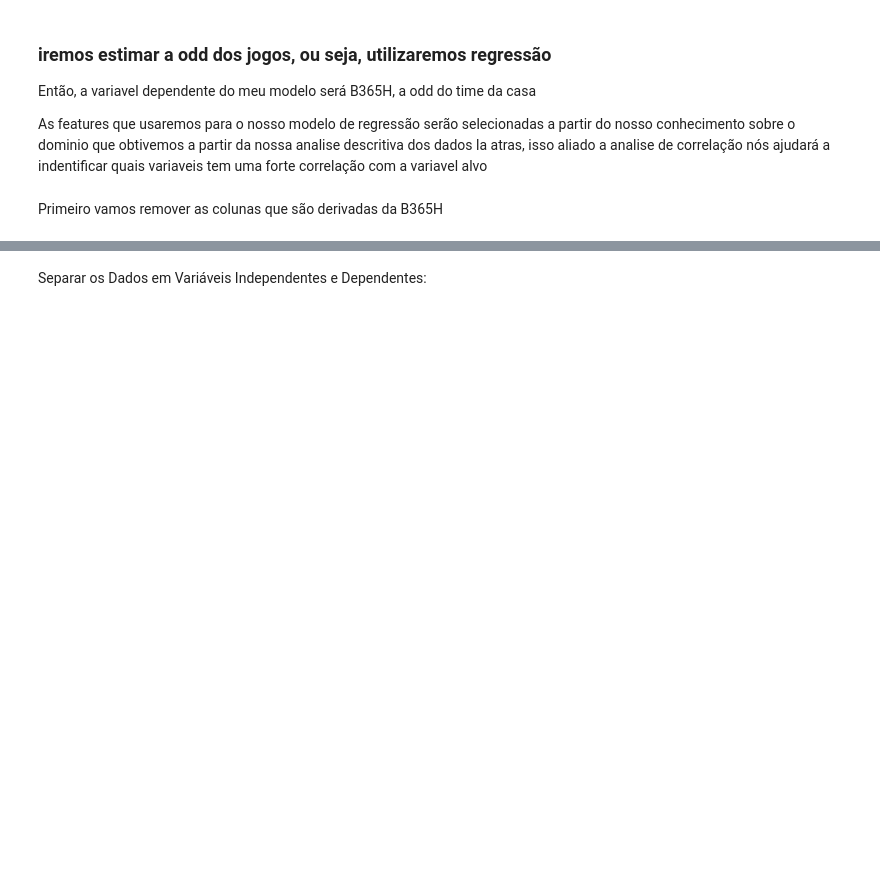
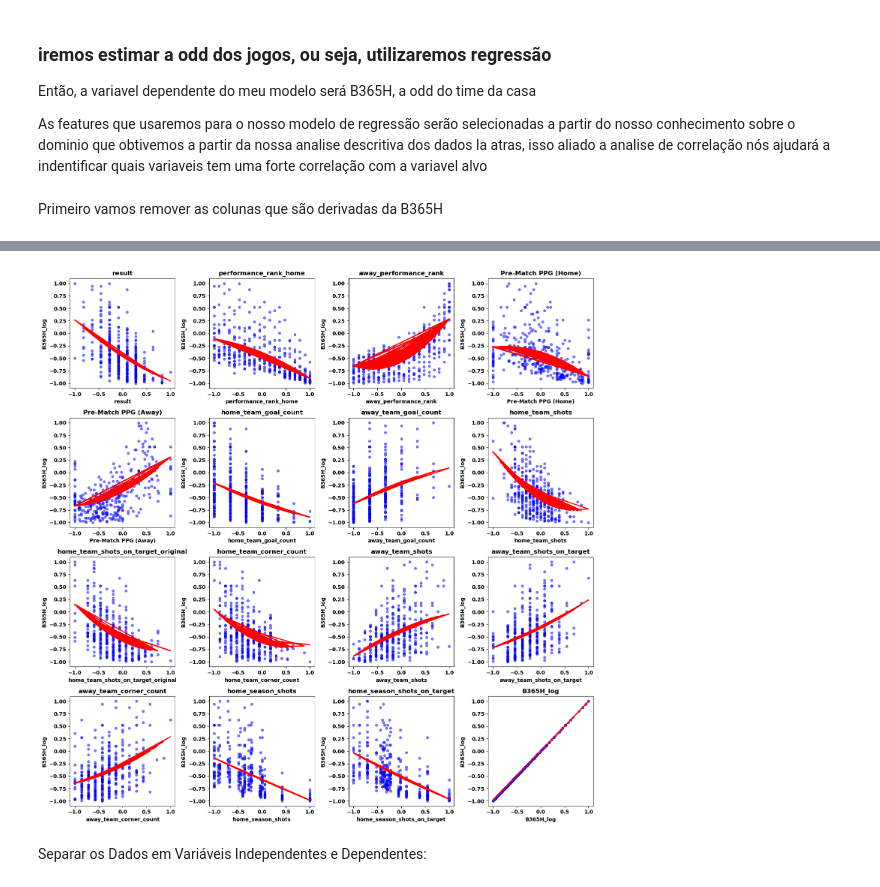
Before and after one commit to gabrielaragao01/Data-Science-Project, a Jupyter notebook: code/regression/b365_regression.ipynb, the cells around one changed output, grey strips where cells are left out. Cells and saved outputs as stored; diff of their text form; code cells hidden in the pictures; blank space fills up the shorter version.

```diff
--- a/code/regression/b365_regression.ipynb
+++ b/code/regression/b365_regression.ipynb
@@ -128,3 +179,36 @@ filtered_regression_b365h_df
+# %%
+import matplotlib.pyplot as plt
+import numpy as np
+from sklearn.preprocessing import PolynomialFeatures
+from sklearn.linear_model import LinearRegression
+
+# Supondo que filtered_regression_b365h_df seja o seu DataFrame
+figs, axes = plt.subplots(4, 4, figsize=(15, 15))
+axes = axes.flatten()  # Achatar o array 2D de eixos para facilitar a indexação
+
+# Iterar sobre cada coluna, ajustar um modelo polinomial e plotar as previsões
+for i, column in enumerate(filtered_regression_b365h_df.columns):
+        ax = axes[i]
+        # Plotando os dados originais
+        filtered_regression_b365h_df.plot.scatter(x=column, y='B365H_log', ax=ax, color='blue', alpha=0.5)
+        ax.set_title(column)
+
+        # Ajustar um modelo de regressão polinomial para cada coluna individualmente
+        X_col = filtered_regression_b365h_df[[column]].values
+        poly = PolynomialFeatures(degree=2)
+        X_col_poly = poly.fit_transform(X_col)
+
+        model = LinearRegression()
+        model.fit(X_col_poly, filtered_regression_b365h_df['B365H_log'].values)
+
+        # Prever e plotar as previsões do modelo polinomial
+        y_col_pred = model.predict(X_col_poly)
+        ax.plot(filtered_regression_b365h_df[column], y_col_pred, color='red', linewidth=2)
+
+plt.tight_layout()
+plt.show()
+# %% [output]
+[figure, added]
 # %% [markdown]
  Separar os Dados em Variáveis Independentes e Dependentes:
 # %%
```
Also changed, not shown: parts of 5 cells of this notebook, 2 other files.
